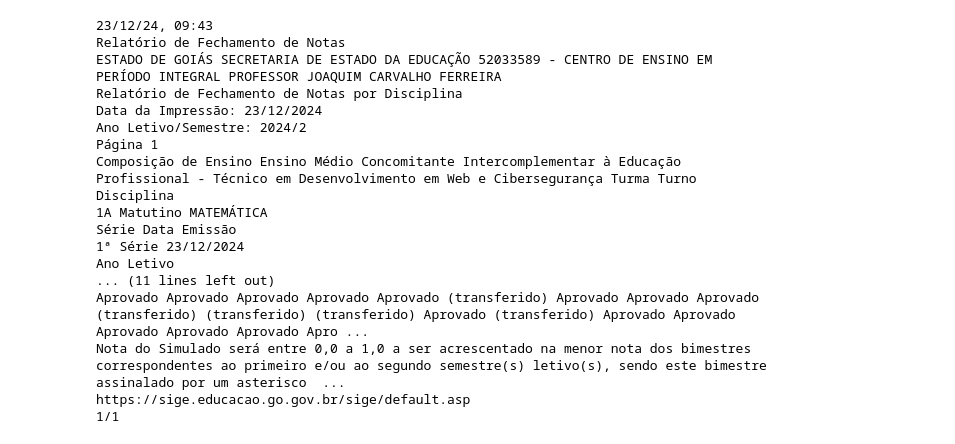
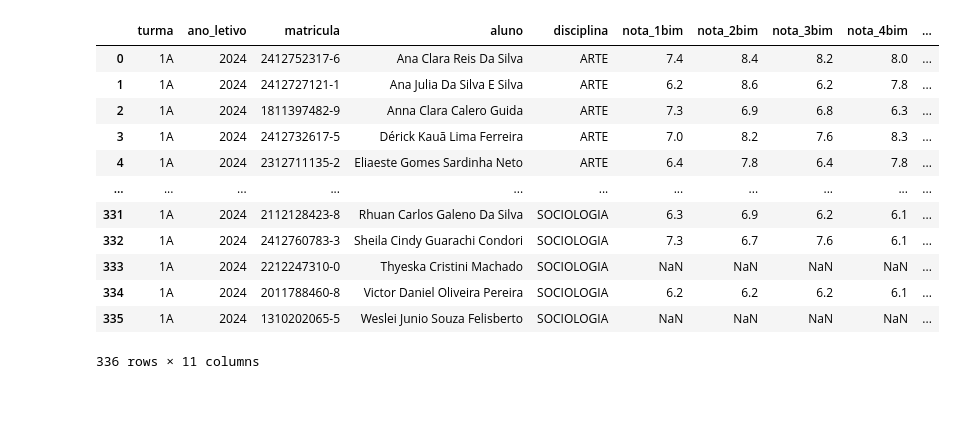
Before and after one commit to anderTron1/projeto, a Jupyter notebook: pre-processamento_notas.ipynb, the cells around one changed output. Drawn from its saved outputs; the diff is of its cells as text; code cells hidden in the pictures; blank space fills up the shorter version.

Commit message:
atualização para pegar todas as notas

```diff
--- a/pre-processamento_notas.ipynb
+++ b/pre-processamento_notas.ipynb
@@ -58,6 +67,6 @@ def parse_notas(texto):
     return pd.DataFrame(dados)
 # %%
 path = Path().resolve()
-current_path = path / "bases/notas/1A_ Mapa de notas_ Matemática.pdf"
+current_path = path / "bases/notas"
 current_path
 # %% [output]
@@ -69,20 +91,16 @@ df.to_csv("Notas_alunos.csv", index=False)
 # %%
-print(texto)
+df
 # %% [output]
+|  | turma | ano_letivo | matricula | aluno | disciplina | nota_1bim | nota_2bim | nota_3bim | nota_4bim | ... |
+| 0 | 1A | 2024 | 2412752317-6 | Ana Clara Reis Da Silva | ARTE | 7.4 | 8.4 | 8.2 | 8.0 | ... |
+| 1 | 1A | 2024 | 2412727121-1 | Ana Julia Da Silva E Silva | ARTE | 6.2 | 8.6 | 6.2 | 7.8 | ... |
+| 2 | 1A | 2024 | 1811397482-9 | Anna Clara Calero Guida | ARTE | 7.3 | 6.9 | 6.8 | 6.3 | ... |
+| 3 | 1A | 2024 | 2412732617-5 | Dérick Kauã Lima Ferreira | ARTE | 7.0 | 8.2 | 7.6 | 8.3 | ... |
+| 4 | 1A | 2024 | 2312711135-2 | Eliaeste Gomes Sardinha Neto | ARTE | 6.4 | 7.8 | 6.4 | 7.8 | ... |
+| ... | ... | ... | ... | ... | ... | ... | ... | ... | ... | ... |
+| 331 | 1A | 2024 | 2112128423-8 | Rhuan Carlos Galeno Da Silva | SOCIOLOGIA | 6.3 | 6.9 | 6.2 | 6.1 | ... |
+| 332 | 1A | 2024 | 2412760783-3 | Sheila Cindy Guarachi Condori | SOCIOLOGIA | 7.3 | 6.7 | 7.6 | 6.1 | ... |
+| 333 | 1A | 2024 | 2212247310-0 | Thyeska Cristini Machado | SOCIOLOGIA | NaN | NaN | NaN | NaN | ... |
+| 334 | 1A | 2024 | 2011788460-8 | Victor Daniel Oliveira Pereira | SOCIOLOGIA | 6.2 | 6.2 | 6.2 | 6.1 | ... |
+| 335 | 1A | 2024 | 1310202065-5 | Weslei Junio Souza Felisberto | SOCIOLOGIA | NaN | NaN | NaN | NaN | ... |
-23/12/24, 09:43
-Relatório de Fechamento de Notas
-ESTADO DE GOIÁS SECRETARIA DE ESTADO DA EDUCAÇÃO 52033589 - CENTRO DE ENSINO EM PERÍODO INTEGRAL PROFESSOR JOAQUIM CARVALHO FERREIRA
-Relatório de Fechamento de Notas por Disciplina
-Data da Impressão: 23/12/2024
-Ano Letivo/Semestre: 2024/2
-Página 1
-Composição de Ensino Ensino Médio Concomitante Intercomplementar à Educação Profissional - Técnico em Desenvolvimento em Web e Cibersegurança Turma Turno Disciplina
-1A Matutino MATEMÁTICA
-Série Data Emissão
-1ª Série 23/12/2024
-Ano Letivo
-... (11 lines left out)
-Aprovado Aprovado Aprovado Aprovado Aprovado (transferido) Aprovado Aprovado Aprovado (transferido) (transferido) (transferido) Aprovado (transferido) Aprovado Aprovado Aprovado Aprovado Aprovado Apro ...
-Nota do Simulado será entre 0,0 a 1,0 a ser acrescentado na menor nota dos bimestres correspondentes ao primeiro e/ou ao segundo semestre(s) letivo(s), sendo este bimestre assinalado por um asterisco  ...
-https://sige.educacao.go.gov.br/sige/default.asp
-1/1
+336 rows × 11 columns
```
Also changed, not shown: parts of 3 cells of this notebook, 2 other files.
